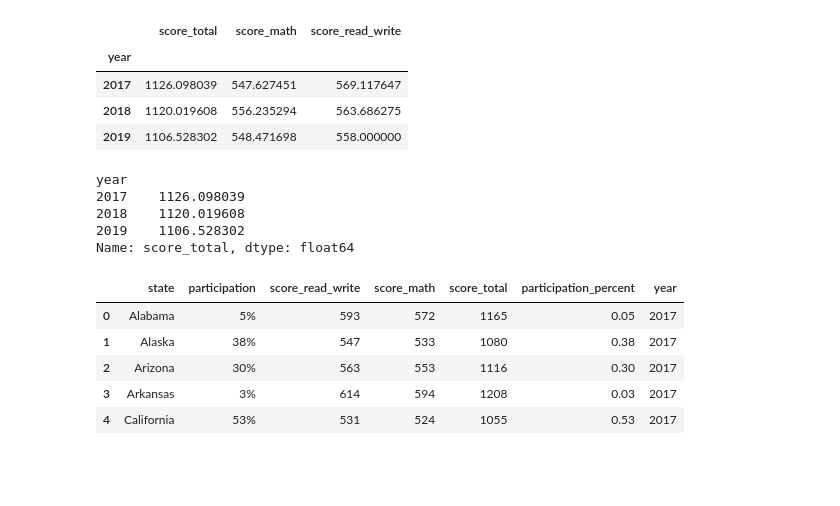
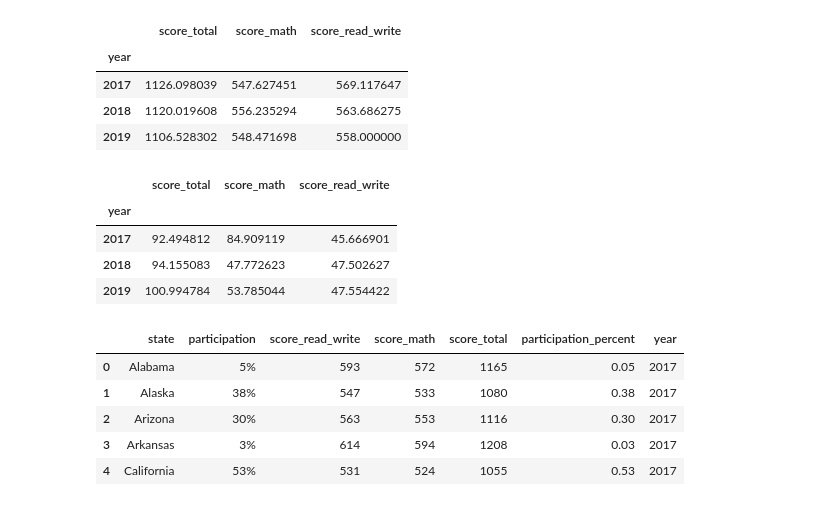
Before and after one commit to ClementGalvierGitHub/Projects, a Jupyter notebook: project_1/code/starter-code_CG_08072022_1800.ipynb, the cells around one changed output. Drawn from its saved outputs; the diff is of its cells as text; code cells hidden in the pictures; blank space fills up the shorter version.

```diff
--- a/project_1/code/starter-code_CG_08072022_1800.ipynb
+++ b/project_1/code/starter-code_CG_08072022_1800.ipynb
@@ -720,13 +720,13 @@ sat_three_years.groupby(by='year')['score_total','score_math','score_read_write'
 | 2018 | 1120.019608 | 556.235294 | 563.686275 |
 | 2019 | 1106.528302 | 548.471698 | 558.000000 |
 # %%
-sat_three_years.groupby("year")['score_total'].mean()
+sat_three_years.groupby(by='year')['score_total','score_math','score_read_write'].std()
 # %% [output]
-year
-2017    1126.098039
-2018    1120.019608
-2019    1106.528302
-Name: score_total, dtype: float64
+|  | score_total | score_math | score_read_write |
+| year |  |  |  |
+| 2017 | 92.494812 | 84.909119 | 45.666901 |
+| 2018 | 94.155083 | 47.772623 | 47.502627 |
+| 2019 | 100.994784 | 53.785044 | 47.554422 |
 # %%
 sat_three_years.head()
 # %% [output]
```
Also changed, not shown: parts of 6 cells of this notebook.
